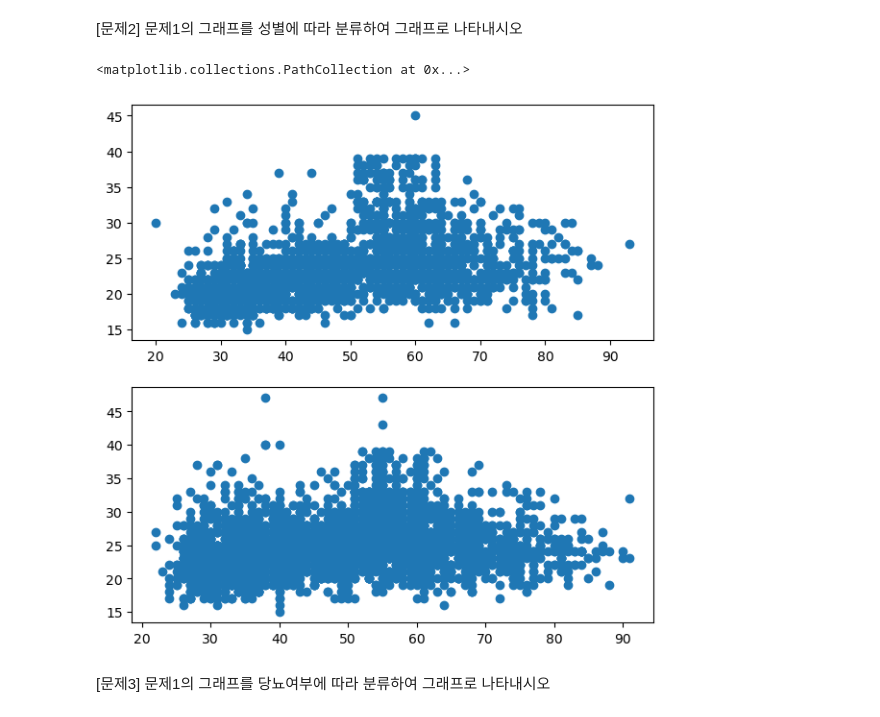
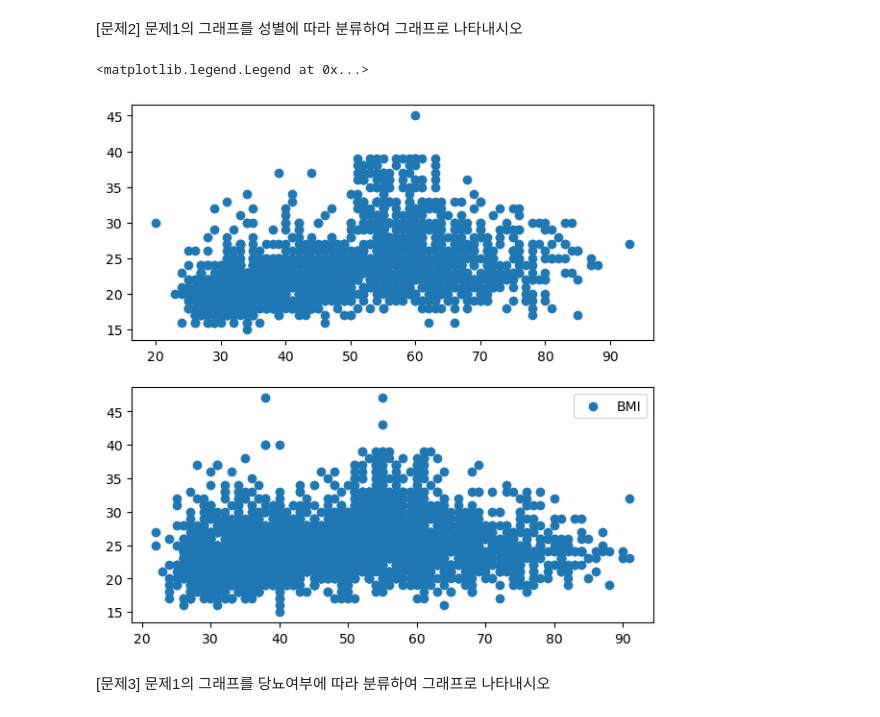
Before and after one commit to yeseuly/Python-palette, a Jupyter notebook: homework/hw3/submit/hw3_jaeeunkim.ipynb, the cells around one changed output. Drawn from its saved outputs; the diff is of its cells as text; code cells hidden in the pictures.

```diff
--- a/homework/hw3/submit/hw3_jaeeunkim.ipynb
+++ b/homework/hw3/submit/hw3_jaeeunkim.ipynb
@@ -56,15 +56,17 @@ plt.scatter('Age', 'Chol', data=data)
 # %%
 data_female = data[data['Gender'] == 'F']
 data_male = data[data['Gender'] == 'M']
 
 plt.figure(figsize=(7,7))
 plt.subplot(2, 1, 1)
 plt.scatter('Age', 'BMI', data=data_female)
 plt.subplot(2, 1, 2)
 plt.scatter('Age', 'BMI', data=data_male)
+
+plt.legend()
 # %% [output]
-<matplotlib.collections.PathCollection at 0x...>
+<matplotlib.legend.Legend at 0x...>
-[figure, old version]
+[figure, new version]
 # %% [markdown]
 [문제3] 문제1의 그래프를 당뇨여부에 따라 분류하여 그래프로 나타내시오
 # %%
```
Also changed, not shown: 12 other files.
